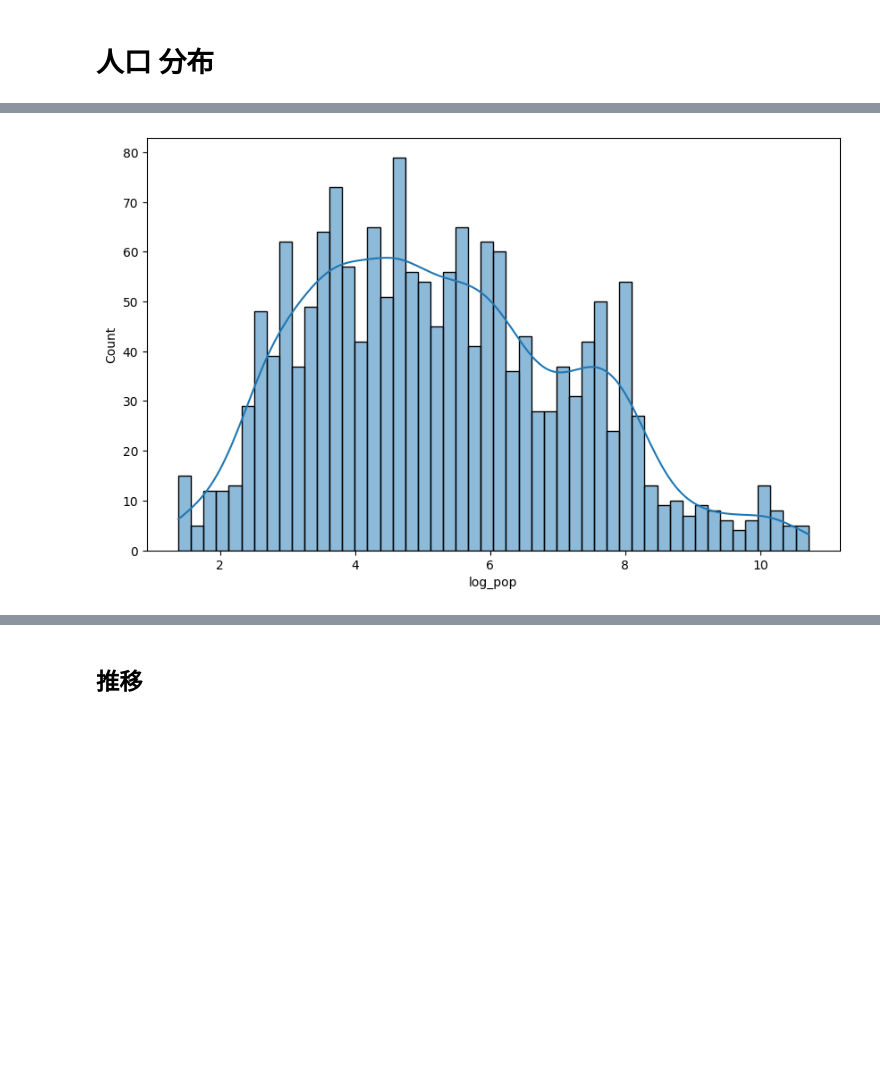
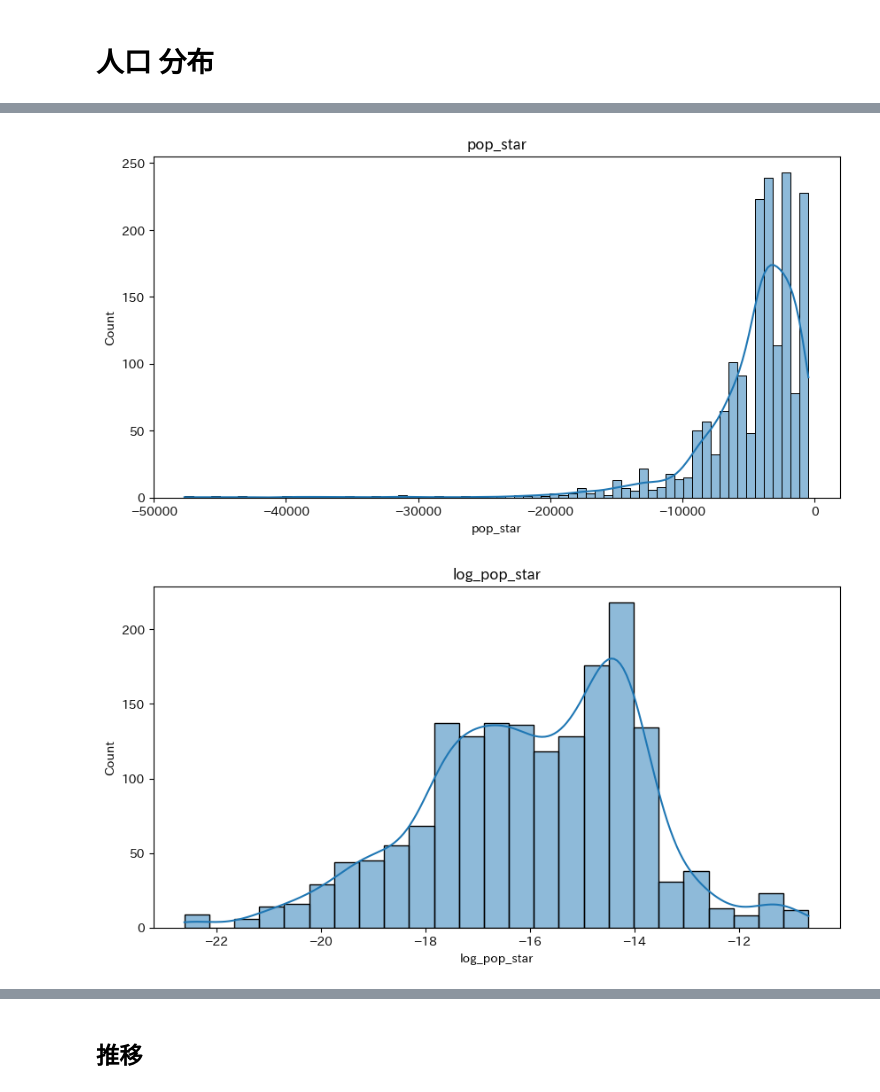
Before and after one commit to Keisei-Akiya/bridge-straw-effects, a Jupyter notebook: src/visualization/distribution/population.ipynb, the cells around one changed output, grey strips where cells are left out. Cells and saved outputs as stored; diff of their text form; code cells hidden in the pictures; blank space fills up the shorter version.

```diff
--- a/src/visualization/distribution/population.ipynb
+++ b/src/visualization/distribution/population.ipynb
@@ -19,5 +51,13 @@ plt.show()
-# %%
-plt.figure(figsize=(10, 6))
-sns.histplot(df['log_pop'], kde=True, bins=50);
-# %% [output]
-[figure, removed]
+# %%
+plt.figure(figsize=(10, 5))
+sns.histplot(pop_star, kde=True)
+plt.title('pop_star')
+plt.show()
+
+plt.figure(figsize=(10, 5))
+sns.histplot(log_pop_star, kde=True)
+plt.title('log_pop_star')
+plt.show()
+# %% [output]
+[figure, added]
+[figure, added]
```
Also changed, not shown: parts of 5 cells of this notebook, 7 other files.
